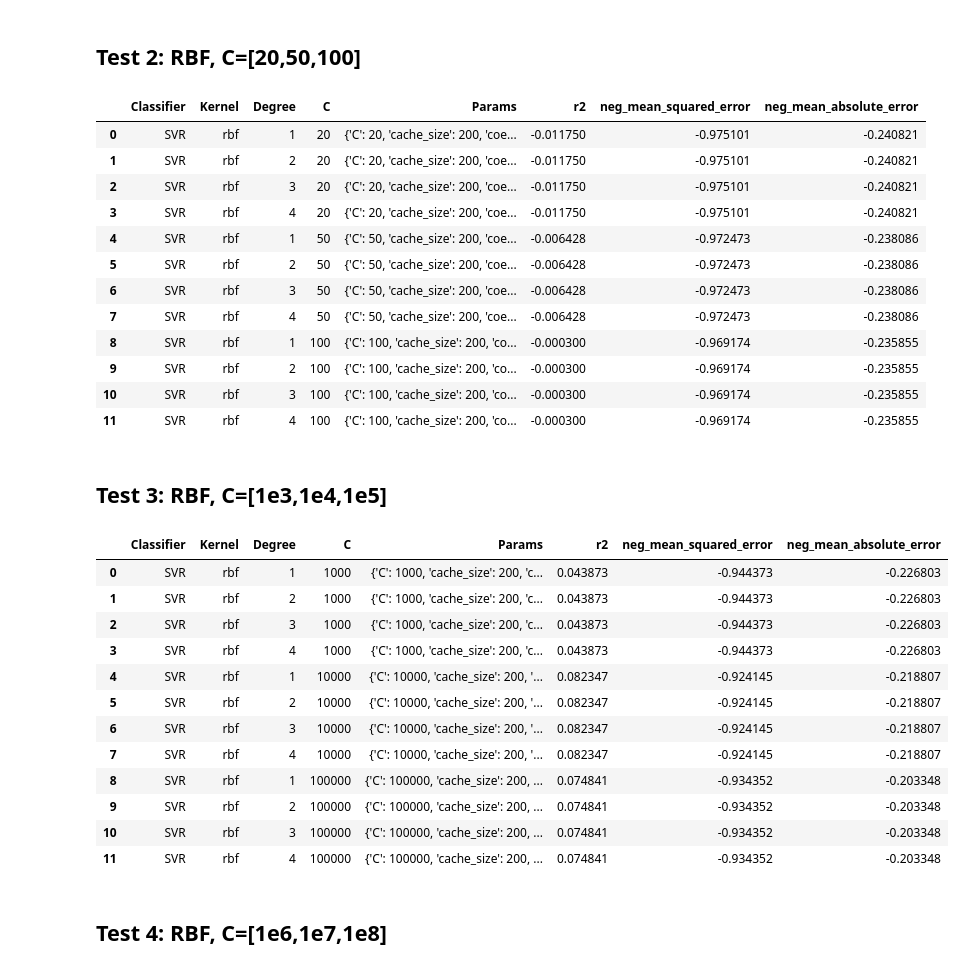
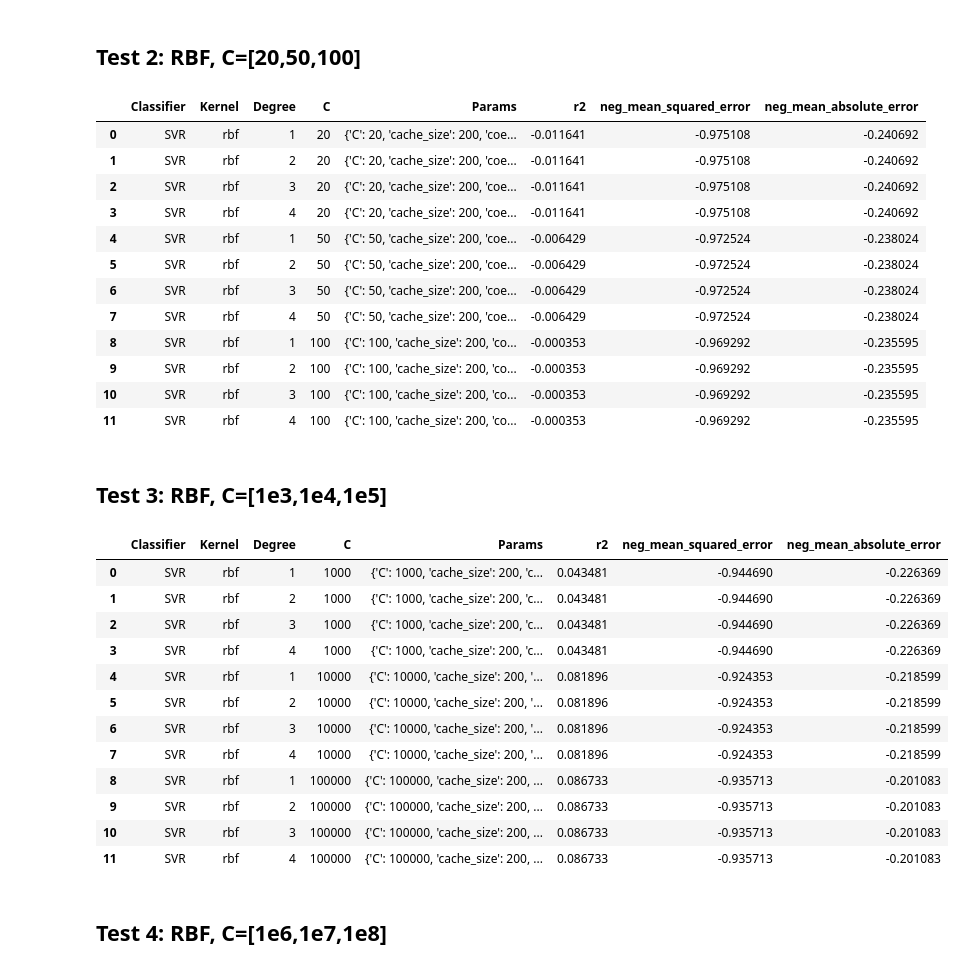
Before and after one commit to wiktoriasw/Data-Science-project, a Jupyter notebook: OnlySVR.ipynb, the cells around one changed output. Drawn from its saved outputs; the diff is of its cells as text; code cells hidden in the pictures.

```diff
--- a/OnlySVR.ipynb
+++ b/OnlySVR.ipynb
@@ -94,7 +89,7 @@ df2
 # %% [markdown]
 # SVR (bez normalizacji danych)
 # %%
-X = df2.iloc[:,2:-1]
+X = df2.iloc[:,2:]
 y = df2.iloc[:,1:2]
 # %%
 X
@@ -260,18 +255,18 @@ df_svr_2 = pd.DataFrame(results_list)
 df_svr_2
 # %% [output]
 |  | Classifier | Kernel | Degree | C | Params | r2 | neg_mean_squared_error | neg_mean_absolute_error |
-| 0 | SVR | rbf | 1 | 20 | {'C': 20, 'cache_size': 200, 'coe... | -0.011750 | -0.975101 | -0.240821 |
-| 1 | SVR | rbf | 2 | 20 | {'C': 20, 'cache_size': 200, 'coe... | -0.011750 | -0.975101 | -0.240821 |
-| 2 | SVR | rbf | 3 | 20 | {'C': 20, 'cache_size': 200, 'coe... | -0.011750 | -0.975101 | -0.240821 |
-| 3 | SVR | rbf | 4 | 20 | {'C': 20, 'cache_size': 200, 'coe... | -0.011750 | -0.975101 | -0.240821 |
-| 4 | SVR | rbf | 1 | 50 | {'C': 50, 'cache_size': 200, 'coe... | -0.006428 | -0.972473 | -0.238086 |
-| 5 | SVR | rbf | 2 | 50 | {'C': 50, 'cache_size': 200, 'coe... | -0.006428 | -0.972473 | -0.238086 |
-| 6 | SVR | rbf | 3 | 50 | {'C': 50, 'cache_size': 200, 'coe... | -0.006428 | -0.972473 | -0.238086 |
-| 7 | SVR | rbf | 4 | 50 | {'C': 50, 'cache_size': 200, 'coe... | -0.006428 | -0.972473 | -0.238086 |
-| 8 | SVR | rbf | 1 | 100 | {'C': 100, 'cache_size': 200, 'co... | -0.000300 | -0.969174 | -0.235855 |
-| 9 | SVR | rbf | 2 | 100 | {'C': 100, 'cache_size': 200, 'co... | -0.000300 | -0.969174 | -0.235855 |
-| 10 | SVR | rbf | 3 | 100 | {'C': 100, 'cache_size': 200, 'co... | -0.000300 | -0.969174 | -0.235855 |
-| 11 | SVR | rbf | 4 | 100 | {'C': 100, 'cache_size': 200, 'co... | -0.000300 | -0.969174 | -0.235855 |
+| 0 | SVR | rbf | 1 | 20 | {'C': 20, 'cache_size': 200, 'coe... | -0.011641 | -0.975108 | -0.240692 |
+| 1 | SVR | rbf | 2 | 20 | {'C': 20, 'cache_size': 200, 'coe... | -0.011641 | -0.975108 | -0.240692 |
+| 2 | SVR | rbf | 3 | 20 | {'C': 20, 'cache_size': 200, 'coe... | -0.011641 | -0.975108 | -0.240692 |
+| 3 | SVR | rbf | 4 | 20 | {'C': 20, 'cache_size': 200, 'coe... | -0.011641 | -0.975108 | -0.240692 |
+| 4 | SVR | rbf | 1 | 50 | {'C': 50, 'cache_size': 200, 'coe... | -0.006429 | -0.972524 | -0.238024 |
+| 5 | SVR | rbf | 2 | 50 | {'C': 50, 'cache_size': 200, 'coe... | -0.006429 | -0.972524 | -0.238024 |
+| 6 | SVR | rbf | 3 | 50 | {'C': 50, 'cache_size': 200, 'coe... | -0.006429 | -0.972524 | -0.238024 |
+| 7 | SVR | rbf | 4 | 50 | {'C': 50, 'cache_size': 200, 'coe... | -0.006429 | -0.972524 | -0.238024 |
+| 8 | SVR | rbf | 1 | 100 | {'C': 100, 'cache_size': 200, 'co... | -0.000353 | -0.969292 | -0.235595 |
+| 9 | SVR | rbf | 2 | 100 | {'C': 100, 'cache_size': 200, 'co... | -0.000353 | -0.969292 | -0.235595 |
+| 10 | SVR | rbf | 3 | 100 | {'C': 100, 'cache_size': 200, 'co... | -0.000353 | -0.969292 | -0.235595 |
+| 11 | SVR | rbf | 4 | 100 | {'C': 100, 'cache_size': 200, 'co... | -0.000353 | -0.969292 | -0.235595 |
 # %% [markdown]
 ## Test 3: RBF, C=[1e3,1e4,1e5]
 # %%
@@ -315,23 +310,23 @@ for classifier in tqdm(classifiers):
 
     results_list.append(result)
 
-df_res_rbf = pd.DataFrame(results_list) #df_svr_3
+df_svr_3 = pd.DataFrame(results_list) #df_svr_3
 # %%
-df_res_rbf
+df_svr_3
 # %% [output]
 |  | Classifier | Kernel | Degree | C | Params | r2 | neg_mean_squared_error | neg_mean_absolute_error |
-| 0 | SVR | rbf | 1 | 1000 | {'C': 1000, 'cache_size': 200, 'c... | 0.043873 | -0.944373 | -0.226803 |
-| 1 | SVR | rbf | 2 | 1000 | {'C': 1000, 'cache_size': 200, 'c... | 0.043873 | -0.944373 | -0.226803 |
-| 2 | SVR | rbf | 3 | 1000 | {'C': 1000, 'cache_size': 200, 'c... | 0.043873 | -0.944373 | -0.226803 |
-| 3 | SVR | rbf | 4 | 1000 | {'C': 1000, 'cache_size': 200, 'c... | 0.043873 | -0.944373 | -0.226803 |
-| 4 | SVR | rbf | 1 | 10000 | {'C': 10000, 'cache_size': 200, '... | 0.082347 | -0.924145 | -0.218807 |
-| 5 | SVR | rbf | 2 | 10000 | {'C': 10000, 'cache_size': 200, '... | 0.082347 | -0.924145 | -0.218807 |
-| 6 | SVR | rbf | 3 | 10000 | {'C': 10000, 'cache_size': 200, '... | 0.082347 | -0.924145 | -0.218807 |
-| 7 | SVR | rbf | 4 | 10000 | {'C': 10000, 'cache_size': 200, '... | 0.082347 | -0.924145 | -0.218807 |
-| 8 | SVR | rbf | 1 | 100000 | {'C': 100000, 'cache_size': 200, ... | 0.074841 | -0.934352 | -0.203348 |
-| 9 | SVR | rbf | 2 | 100000 | {'C': 100000, 'cache_size': 200, ... | 0.074841 | -0.934352 | -0.203348 |
-| 10 | SVR | rbf | 3 | 100000 | {'C': 100000, 'cache_size': 200, ... | 0.074841 | -0.934352 | -0.203348 |
-| 11 | SVR | rbf | 4 | 100000 | {'C': 100000, 'cache_size': 200, ... | 0.074841 | -0.934352 | -0.203348 |
+| 0 | SVR | rbf | 1 | 1000 | {'C': 1000, 'cache_size': 200, 'c... | 0.043481 | -0.944690 | -0.226369 |
+| 1 | SVR | rbf | 2 | 1000 | {'C': 1000, 'cache_size': 200, 'c... | 0.043481 | -0.944690 | -0.226369 |
+| 2 | SVR | rbf | 3 | 1000 | {'C': 1000, 'cache_size': 200, 'c... | 0.043481 | -0.944690 | -0.226369 |
+| 3 | SVR | rbf | 4 | 1000 | {'C': 1000, 'cache_size': 200, 'c... | 0.043481 | -0.944690 | -0.226369 |
+| 4 | SVR | rbf | 1 | 10000 | {'C': 10000, 'cache_size': 200, '... | 0.081896 | -0.924353 | -0.218599 |
+| 5 | SVR | rbf | 2 | 10000 | {'C': 10000, 'cache_size': 200, '... | 0.081896 | -0.924353 | -0.218599 |
+| 6 | SVR | rbf | 3 | 10000 | {'C': 10000, 'cache_size': 200, '... | 0.081896 | -0.924353 | -0.218599 |
+| 7 | SVR | rbf | 4 | 10000 | {'C': 10000, 'cache_size': 200, '... | 0.081896 | -0.924353 | -0.218599 |
+| 8 | SVR | rbf | 1 | 100000 | {'C': 100000, 'cache_size': 200, ... | 0.086733 | -0.935713 | -0.201083 |
+| 9 | SVR | rbf | 2 | 100000 | {'C': 100000, 'cache_size': 200, ... | 0.086733 | -0.935713 | -0.201083 |
+| 10 | SVR | rbf | 3 | 100000 | {'C': 100000, 'cache_size': 200, ... | 0.086733 | -0.935713 | -0.201083 |
+| 11 | SVR | rbf | 4 | 100000 | {'C': 100000, 'cache_size': 200, ... | 0.086733 | -0.935713 | -0.201083 |
 # %% [markdown]
 ## Test 4: RBF, C=[1e6,1e7,1e8]
 # %%
```
Also changed, not shown: parts of 17 cells of this notebook.
